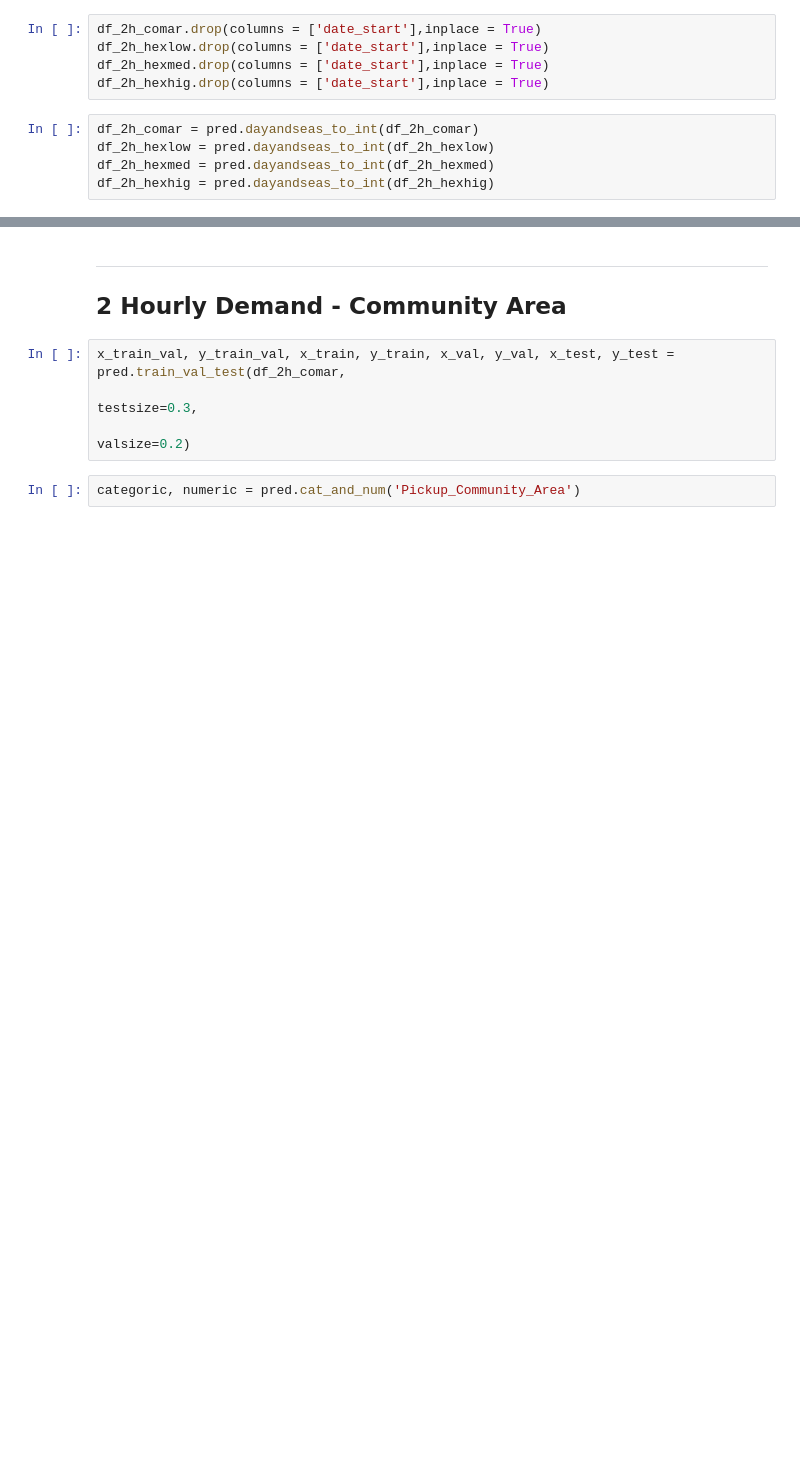
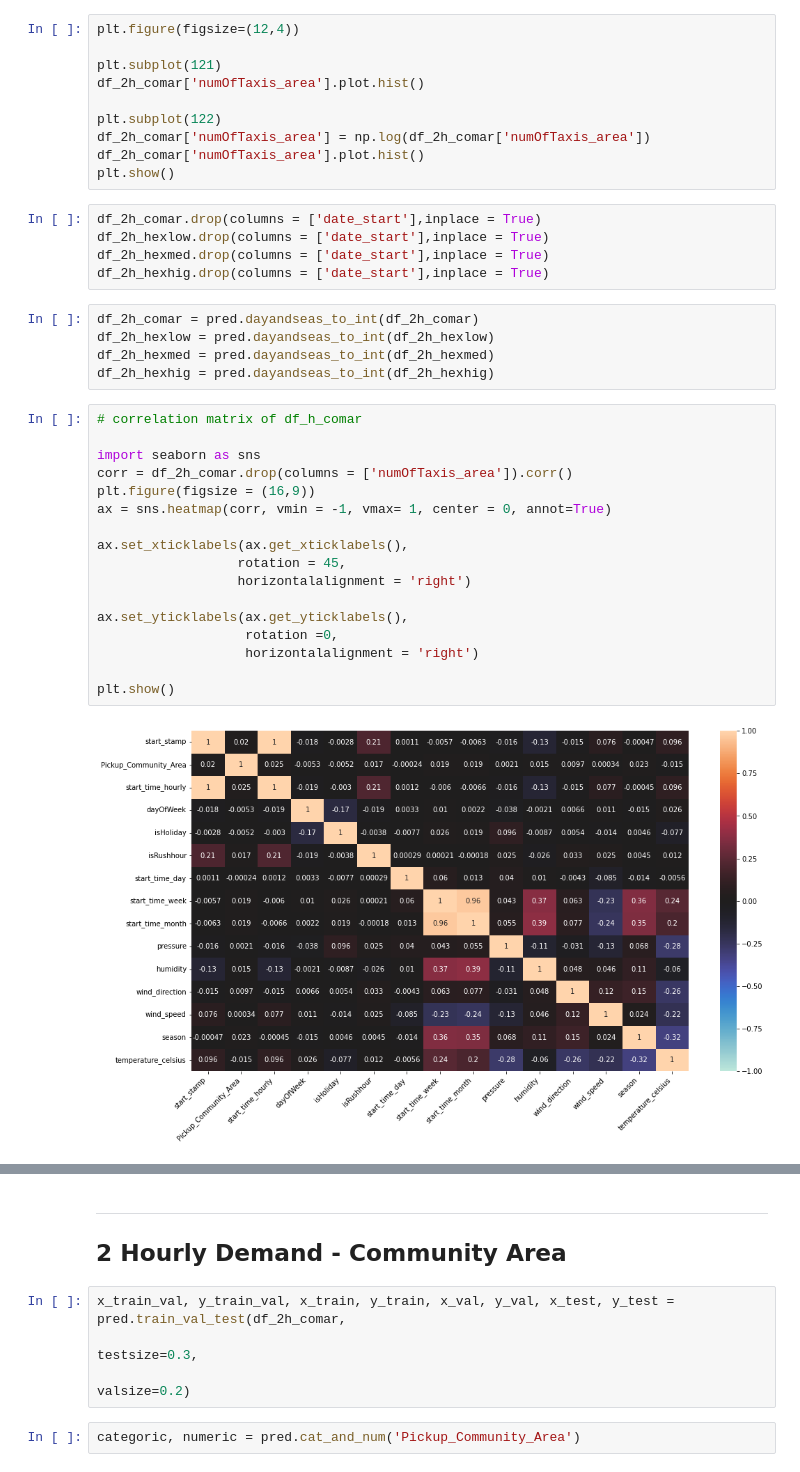
Before and after one commit to Hannah2800/AAA_2023_AdvancedPythonPandas, a Jupyter notebook: Task 4 - Predictive Analysis - SVM (2-hourly).ipynb, the cells around one changed output, grey strips where cells are left out. Saved outputs shown, nothing was run; the diff lists cells and outputs as text; blank space fills up the shorter version.

```diff
--- a/Task 4 - Predictive Analysis - SVM (2-hourly).ipynb
+++ b/Task 4 - Predictive Analysis - SVM (2-hourly).ipynb
@@ -49,6 +49,16 @@ df_2h_comar = pd.read_csv("data/datasets/df_2h_comar.csv")
 df_2h_hexlow = pd.read_csv("data/datasets/df_2h_hexlow.csv")
 df_2h_hexmed = pd.read_csv("data/datasets/df_2h_hexmed.csv")
 df_2h_hexhig = pd.read_csv("data/datasets/df_2h_hexhig.csv")
+# %%
+plt.figure(figsize=(12,4))
+
+plt.subplot(121)
+df_2h_comar['numOfTaxis_area'].plot.hist()
+
+plt.subplot(122)
+df_2h_comar['numOfTaxis_area'] = np.log(df_2h_comar['numOfTaxis_area'])
+df_2h_comar['numOfTaxis_area'].plot.hist()
+plt.show()
 # %%
 df_2h_comar.drop(columns = ['date_start'],inplace = True)
 df_2h_hexlow.drop(columns = ['date_start'],inplace = True)
@@ -59,3 +69,22 @@ df_2h_comar = pred.dayandseas_to_int(df_2h_comar)
 df_2h_hexlow = pred.dayandseas_to_int(df_2h_hexlow)
 df_2h_hexmed = pred.dayandseas_to_int(df_2h_hexmed)
 df_2h_hexhig = pred.dayandseas_to_int(df_2h_hexhig)
+# %%
+# correlation matrix of df_h_comar
+
+import seaborn as sns
+corr = df_2h_comar.drop(columns = ['numOfTaxis_area']).corr()
+plt.figure(figsize = (16,9))
+ax = sns.heatmap(corr, vmin = -1, vmax= 1, center = 0, annot=True)
+
+ax.set_xticklabels(ax.get_xticklabels(),
+                  rotation = 45,
+                  horizontalalignment = 'right')
+
+ax.set_yticklabels(ax.get_yticklabels(),
+                   rotation =0,
+                   horizontalalignment = 'right')
+
+plt.show()
+# %% [output]
+[figure, added]
```
Also changed, not shown: parts of 3 cells of this notebook, 4 other files.
